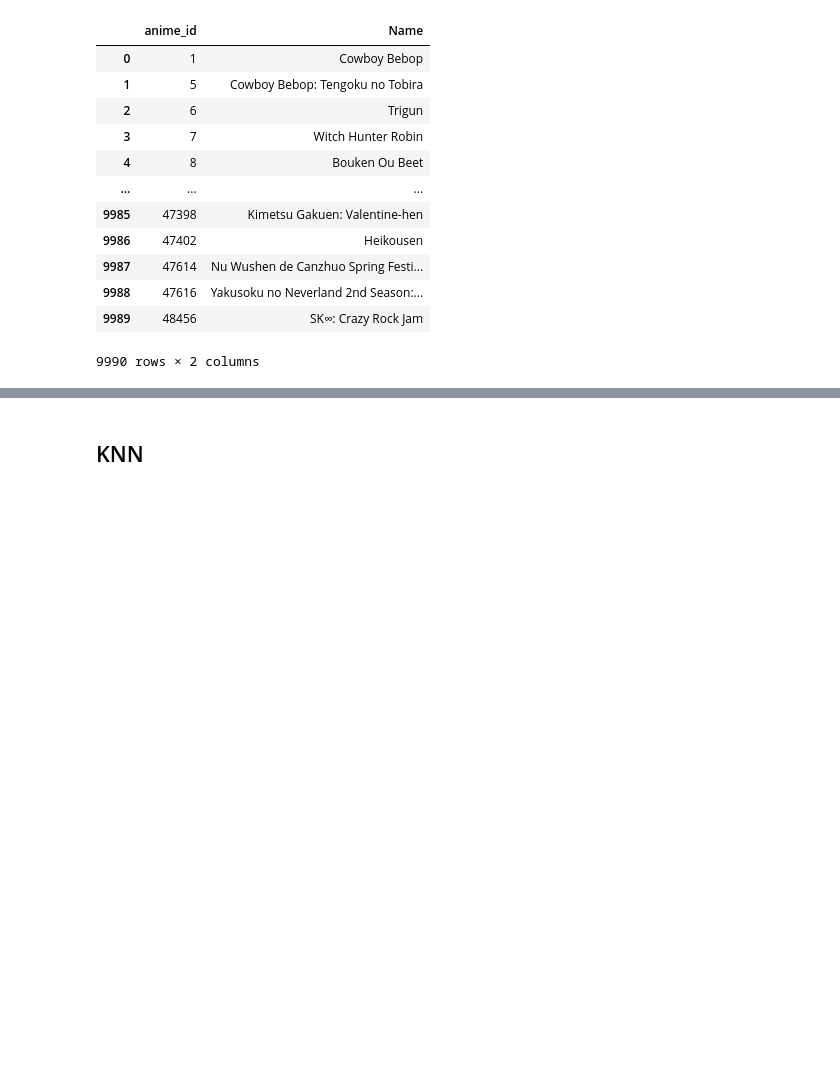
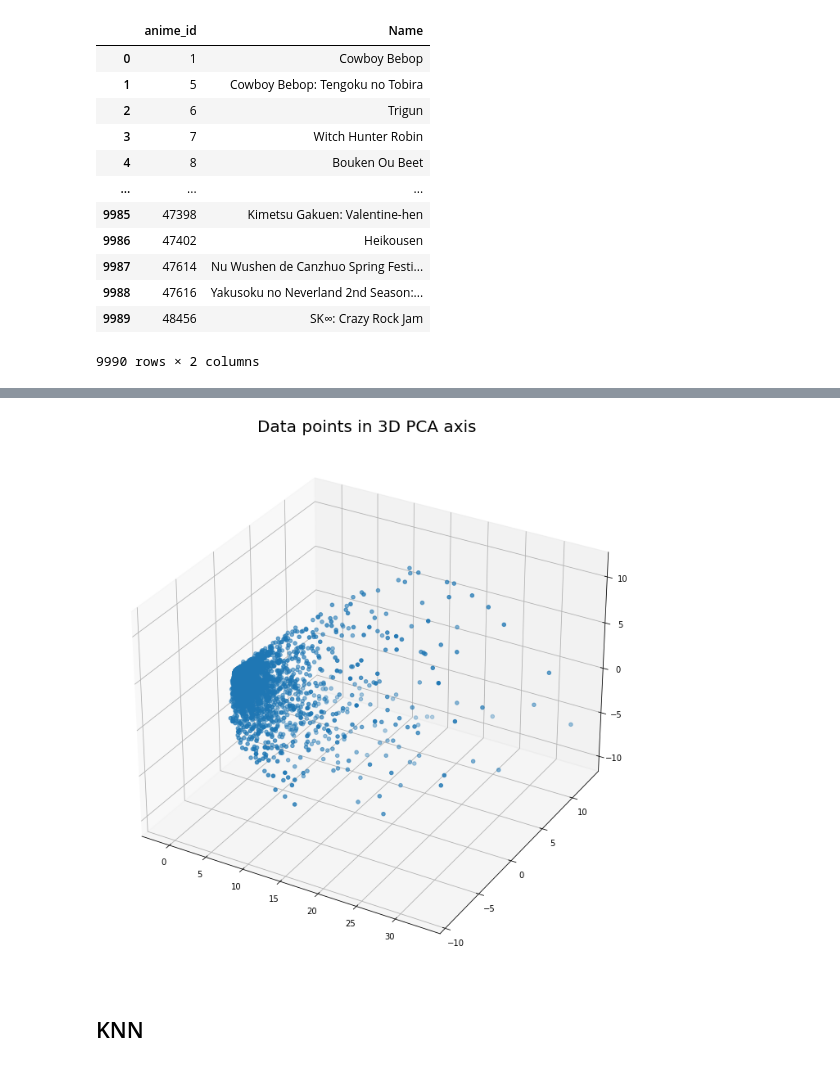
Before and after one commit to mijkami/Anime_Map, a Jupyter notebook: notebooks/Modelisation.ipynb, the cells around one changed output, grey strips where cells are left out. Saved outputs shown, nothing was run; the diff lists cells and outputs as text; code cells hidden in the pictures; blank space fills up the shorter version.

```diff
--- a/notebooks/Modelisation.ipynb
+++ b/notebooks/Modelisation.ipynb
@@ -305,0 +317,6 @@ anime_complete_id_name_df_100PlusRatings
+# %%
+pca_active_users_10Plus = PCA(n_components=3)
+pca_active_users_10Plus.fit(active_users_df_10PlusRatings_partial_pivot)
+pca_active_users_10Plus_df = pca_active_users_10Plus.transform(active_users_df_10PlusRatings_partial_pivot)
+# %%
+ps = pd.DataFrame(pca_active_users_10Plus_df)
@@ -306,3 +339,17 @@ anime_complete_id_name_df_100PlusRatings
+# %%
+tocluster = pd.DataFrame(ps[[0,1,2]])
+# %%
+plt.rcParams['figure.figsize'] = (16, 9)
+
+
+fig = plt.figure()
+ax = Axes3D(fig)
+ax.scatter(tocluster[0], tocluster[2], tocluster[1])
+
+plt.title('Data points in 3D PCA axis', fontsize=20)
+plt.show()
+# %% [output]
+[figure, added]
 # %% [markdown]
 ## KNN
 # %% [markdown]
```
Also changed, not shown: parts of 69 cells of this notebook.
